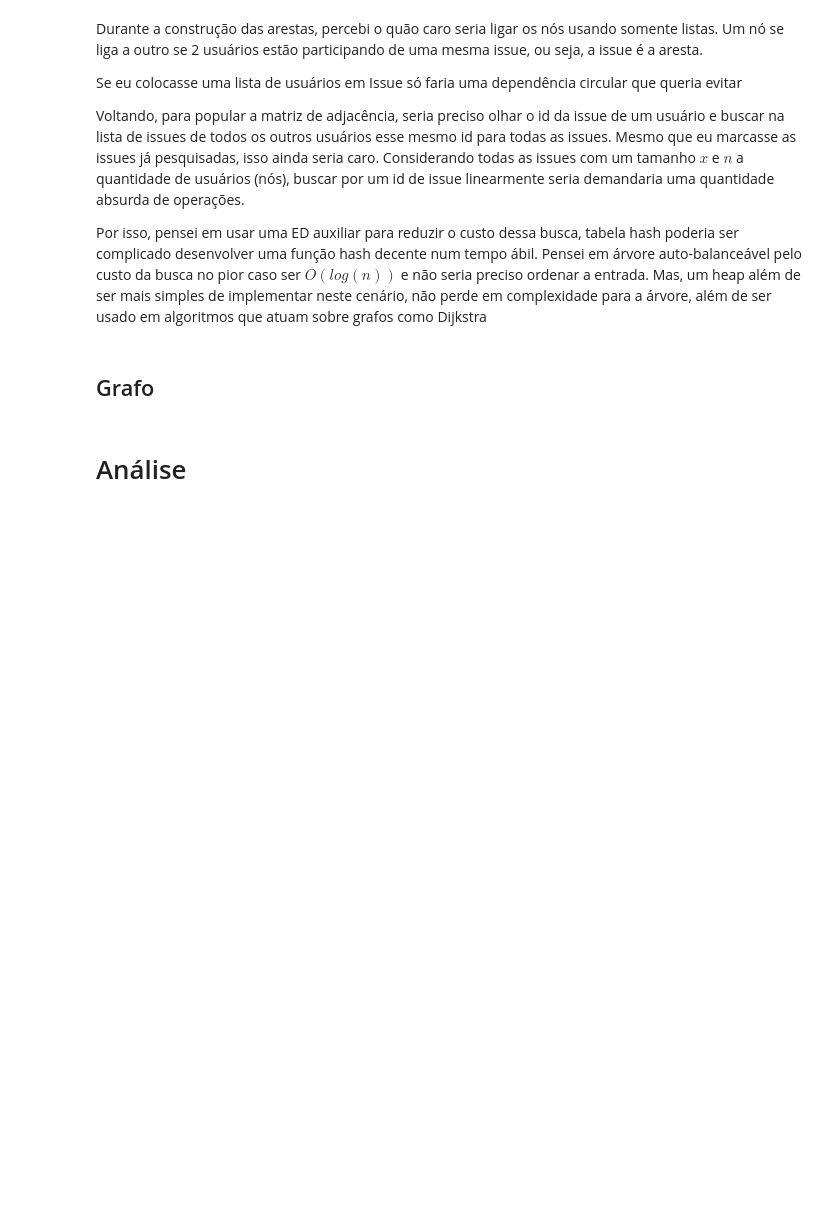
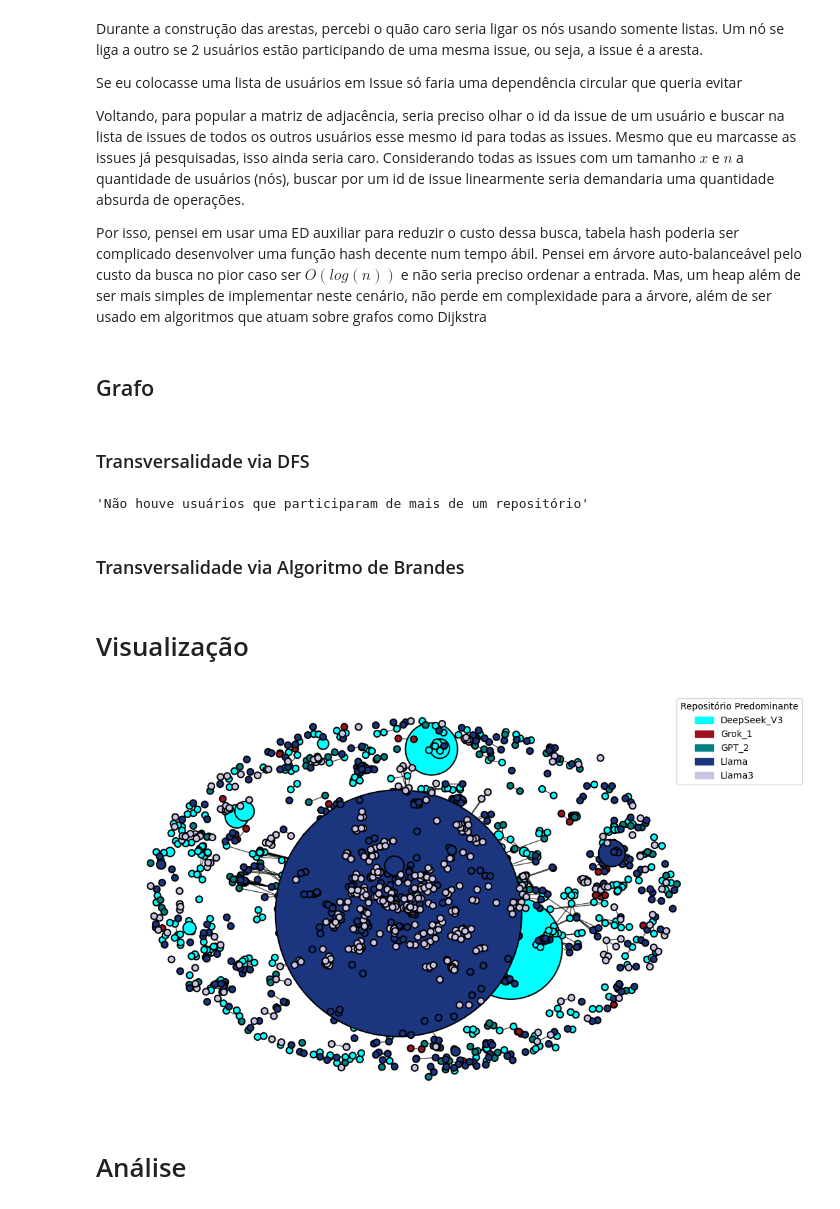
Before and after one commit to Eufrausino/ProjetoFinal-INF610_ANALISE-TRANSVERSALIDADE_DISCUSSAO_ISSUE, a Jupyter notebook: ProjetoFinalINF610_Gustavo_5062.ipynb, the cells around one changed output. Drawn from its saved outputs; the diff is of its cells as text; code cells hidden in the pictures; blank space fills up the shorter version.

Commit message:
add visualização e implementação DFS funcional

```diff
--- a/ProjetoFinalINF610_Gustavo_5062.ipynb
+++ b/ProjetoFinalINF610_Gustavo_5062.ipynb
@@ -360,6 +363,13 @@ class Grafo:
   def inicializaMatrizAdjacencia(self):
     n = len(self.lista_nos)
     self.matrizAdjacencia = [[[] for _ in range(n)] for _ in range(n)]
+
+  def extraiNo_dadoId(self, id):
+    for i in self.lista_nos:
+      if i.id_participante == id:
+        return i
+    return None
+
 
   def criar_aresta(self):
     dicionario_issues = {}
@@ -425,15 +435,52 @@ class Grafo:
         v.add(id_vizinho)
     return v
 
+  def verificaReposUsuario(self, usuario):
+    #verificar se nas intersecoes do usuario se ocorreu alguma interacao em um repo que nao esteja em repo_visitado
+    repo_visitado = set()
+    indice_alvo = -1
+    for i, no in enumerate(self.lista_nos):
+        if no.id_participante == usuario.id_participante:
+            indice_alvo = i
+            break
+    for arestas in self.matrizAdjacencia[indice_alvo]:
+      for id, nome in arestas:
+        repo_visitado.add(nome)
+
+    return repo_visitado
+
 
   def dfs(self, no, visitado):
+    #pegar as intersecoes e verificar se um usuario participou de mais de um repositorio
     visitado[no.id_participante] = True
-    #processar(no) #pode ser qualquer coisa, print, etc
+    repos = self.verificaReposUsuario(no)
+    id_usuarios_transversais = set()
+    if len(repos) > 1:
+      id_usuarios_transversais.add(no.id_participante)
     for w in self.vizinhos(no.id_participante):
-      if not visitado[w]:
-        self.dfs(w,visitado)
+      if not visitado.get(w, False):
+        vizinho = self.extraiNo_dadoId(w)
+        if vizinho:
+            self.dfs(vizinho, visitado)
+    if len(id_usuarios_transversais) < 1:
+      return "Não houve usuários que participaram de mais de um repositório"
+    return id_usuarios_transversais
 
   def brandes(self):
     pass
 # %%
 g = Grafo(participantes_tratados)
+# %% [markdown]
+### Transversalidade via DFS
+# %%
+dicionario_visitados = {}
+for no in participantes_tratados:
+    dicionario_visitados[no.id_participante] = False
+
+g.dfs(participantes_tratados[0], dicionario_visitados)
+# %% [output]
+'Não houve usuários que participaram de mais de um repositório'
+# %% [markdown]
+### Transversalidade via Algoritmo de Brandes
+# %% [markdown]
+# Visualização
@@ -440,2 +554,6 @@ g = Grafo(participantes_tratados)
+# %%
+plotar_grafo(g)
+# %% [output]
+[figure, added]
 # %% [markdown]
 # Análise
```
Also changed, not shown: parts of 3 cells of this notebook.
